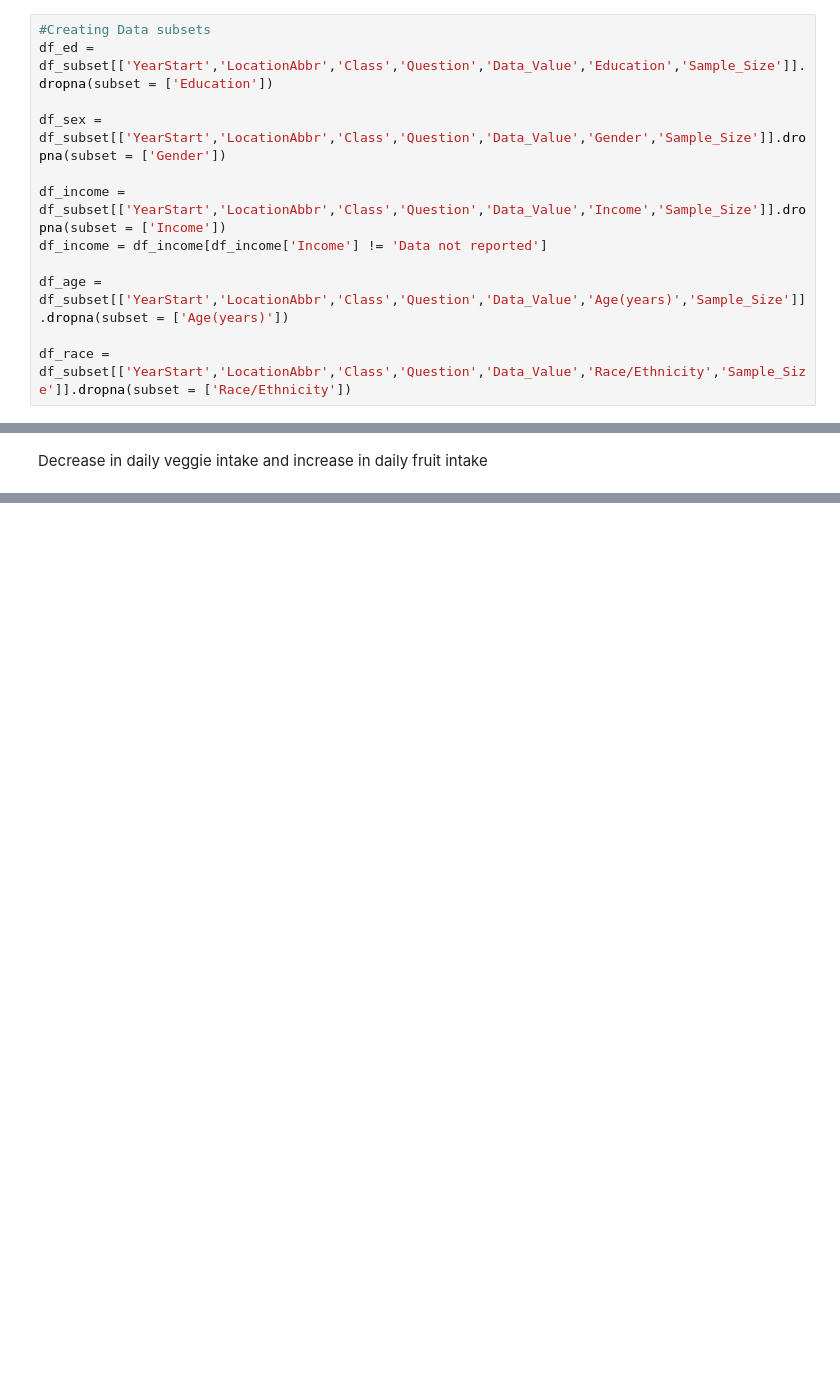
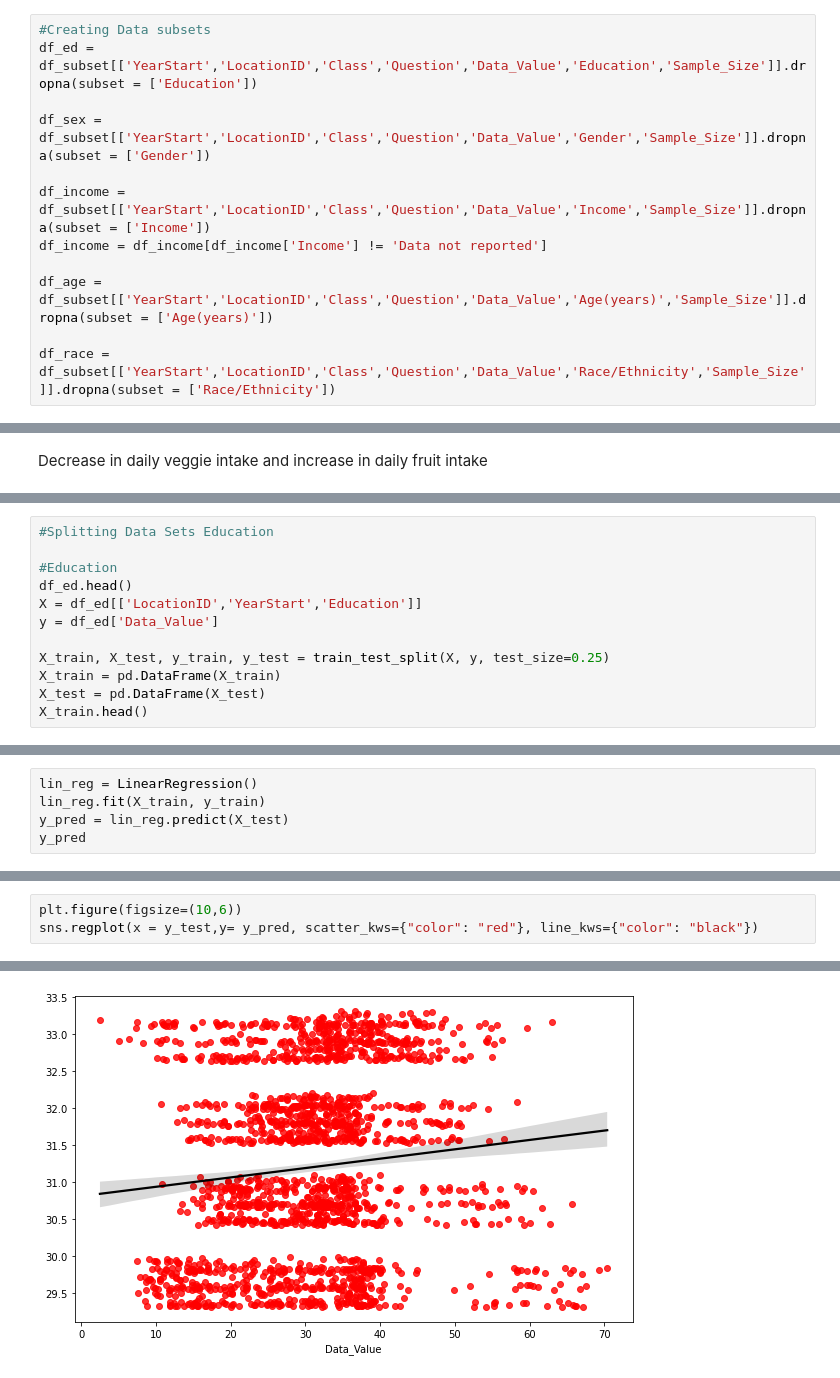
Before and after one commit to Starmam1717/Obesity_project, a Jupyter notebook: Obesity_notbook.ipynb, the cells around one changed output, grey strips where cells are left out. Cells and saved outputs as stored; diff of their text form; blank space fills up the shorter version.

```diff
--- a/Obesity_notbook.ipynb
+++ b/Obesity_notbook.ipynb
@@ -126,16 +126,16 @@ remove_outliers(df_subset,'Sample_Size')
 OverView of the Data
 # %%
 #Creating Data subsets
-df_ed = df_subset[['YearStart','LocationAbbr','Class','Question','Data_Value','Education','Sample_Size']].dropna(subset = ['Education'])
+df_ed = df_subset[['YearStart','LocationID','Class','Question','Data_Value','Education','Sample_Size']].dropna(subset = ['Education'])
 
-df_sex = df_subset[['YearStart','LocationAbbr','Class','Question','Data_Value','Gender','Sample_Size']].dropna(subset = ['Gender'])
+df_sex = df_subset[['YearStart','LocationID','Class','Question','Data_Value','Gender','Sample_Size']].dropna(subset = ['Gender'])
 
-df_income = df_subset[['YearStart','LocationAbbr','Class','Question','Data_Value','Income','Sample_Size']].dropna(subset = ['Income'])
+df_income = df_subset[['YearStart','LocationID','Class','Question','Data_Value','Income','Sample_Size']].dropna(subset = ['Income'])
 df_income = df_income[df_income['Income'] != 'Data not reported']
 
-df_age = df_subset[['YearStart','LocationAbbr','Class','Question','Data_Value','Age(years)','Sample_Size']].dropna(subset = ['Age(years)'])
+df_age = df_subset[['YearStart','LocationID','Class','Question','Data_Value','Age(years)','Sample_Size']].dropna(subset = ['Age(years)'])
 
-df_race = df_subset[['YearStart','LocationAbbr','Class','Question','Data_Value','Race/Ethnicity','Sample_Size']].dropna(subset = ['Race/Ethnicity'])
+df_race = df_subset[['YearStart','LocationID','Class','Question','Data_Value','Race/Ethnicity','Sample_Size']].dropna(subset = ['Race/Ethnicity'])
 # %%
 #Obesity Education level
 plt.figure(figsize=(14,8))
@@ -339,0 +348,12 @@ Text(0, 0.5, 'Fruit consumption')
+# %%
+#Splitting Data Sets Education
+
+#Education
+df_ed.head()
+X = df_ed[['LocationID','YearStart','Education']]
+y = df_ed['Data_Value']
+
+X_train, X_test, y_train, y_test = train_test_split(X, y, test_size=0.25)
+X_train = pd.DataFrame(X_train)
+X_test = pd.DataFrame(X_test)
+X_train.head()
@@ -339,0 +373,5 @@ Text(0, 0.5, 'Fruit consumption')
+# %%
+lin_reg = LinearRegression()
+lin_reg.fit(X_train, y_train)
+y_pred = lin_reg.predict(X_test)
+y_pred
@@ -339,0 +386,4 @@ Text(0, 0.5, 'Fruit consumption')
+# %%
+plt.figure(figsize=(10,6))
+sns.regplot(x = y_test,y= y_pred, scatter_kws={"color": "red"}, line_kws={"color": "black"})
+# %% [output]
@@ -339,0 +391 @@ Text(0, 0.5, 'Fruit consumption')
+[figure, added]
```
Also changed, not shown: parts of 30 cells of this notebook.
